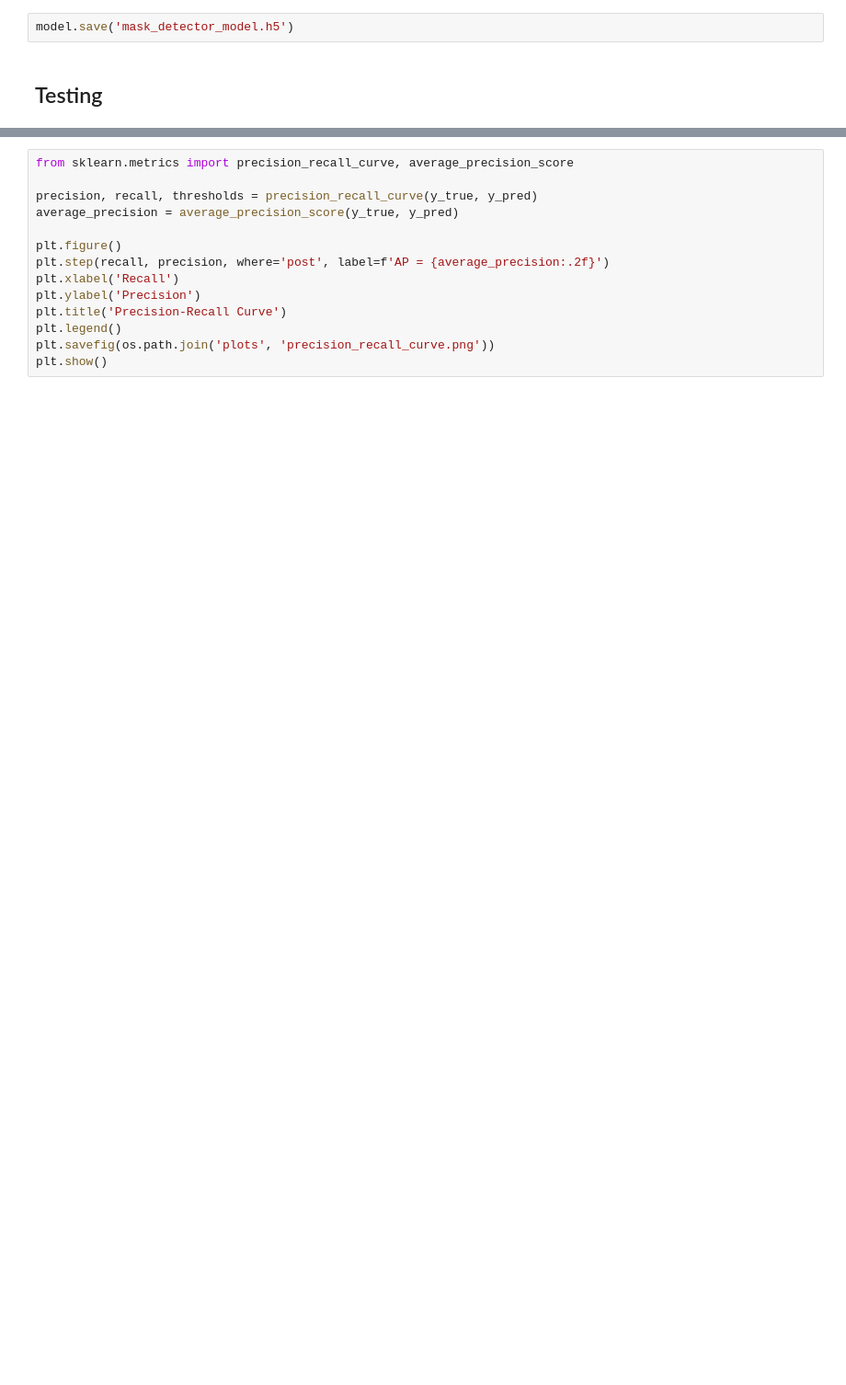
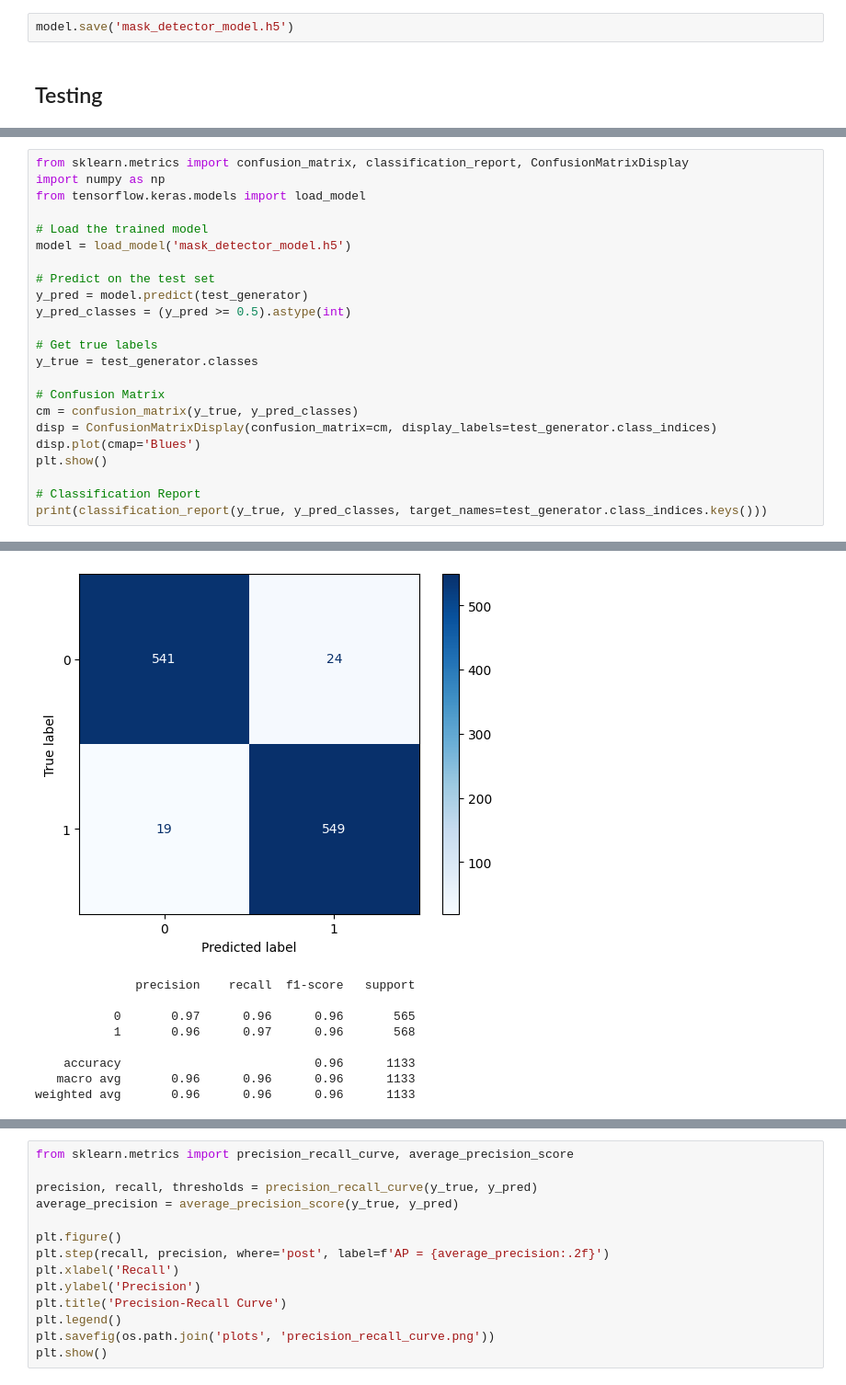
Before and after one commit to FarisAnsara/FaceMaskDetection, a Jupyter notebook: FaceMaskDetetion.ipynb, the cells around one changed output, grey strips where cells are left out. Shown at 92% size. Cells and saved outputs as stored; diff of their text form; blank space fills up the shorter version.

```diff
--- a/FaceMaskDetetion.ipynb
+++ b/FaceMaskDetetion.ipynb
@@ -220,0 +223,24 @@ y_true = test_generator.classes
+# %%
+from sklearn.metrics import confusion_matrix, classification_report, ConfusionMatrixDisplay
+import numpy as np
+from tensorflow.keras.models import load_model
+
+# Load the trained model
+model = load_model('mask_detector_model.h5')
+
+# Predict on the test set
+y_pred = model.predict(test_generator)
+y_pred_classes = (y_pred >= 0.5).astype(int)
+
+# Get true labels
+y_true = test_generator.classes
+
+# Confusion Matrix
+cm = confusion_matrix(y_true, y_pred_classes)
+disp = ConfusionMatrixDisplay(confusion_matrix=cm, display_labels=test_generator.class_indices)
+disp.plot(cmap='Blues')
+plt.show()
+
+# Classification Report
+print(classification_report(y_true, y_pred_classes, target_names=test_generator.class_indices.keys()))
+# %% [output]
@@ -220,0 +248,9 @@ y_true = test_generator.classes
+[figure, added]
+              precision    recall  f1-score   support
+
+           0       0.97      0.96      0.96       565
+           1       0.96      0.97      0.96       568
+
+    accuracy                           0.96      1133
+   macro avg       0.96      0.96      0.96      1133
+weighted avg       0.96      0.96      0.96      1133
```
Also changed, not shown: parts of 9 cells of this notebook, 3 other files.
